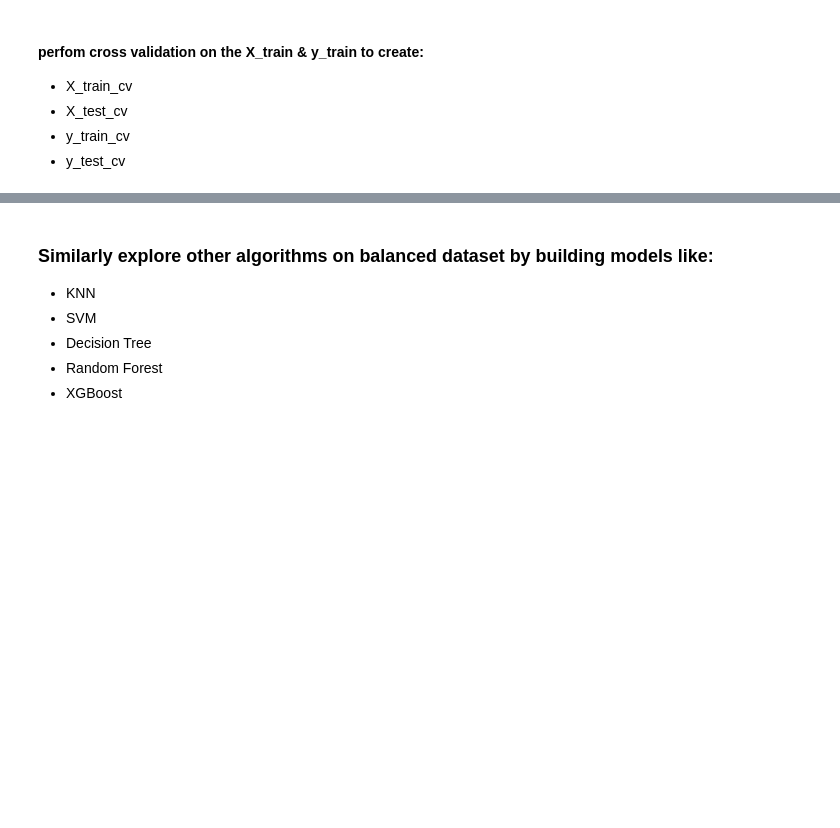
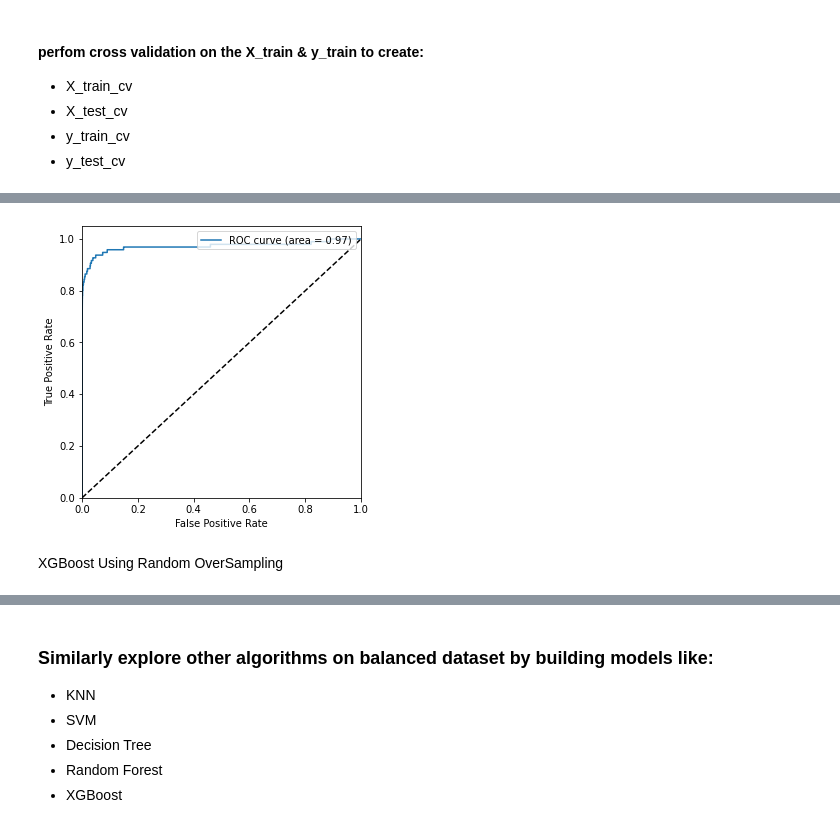
Before and after one commit to SurabhiTaneja/Credit-Card-Fraud-Detection, a Jupyter notebook: Credit_card_fraud_detection_Starter_code+.ipynb, the cells around one changed output, grey strips where cells are left out. Saved outputs shown, nothing was run; the diff lists cells and outputs as text; code cells hidden in the pictures; blank space fills up the shorter version.

```diff
--- a/Credit_card_fraud_detection_Starter_code+.ipynb
+++ b/Credit_card_fraud_detection_Starter_code+.ipynb
@@ -822,0 +950,3 @@ plt.legend()
+# %%
+# initializing the random oversampler object
+randomOversampler = RandomOverSampler()
@@ -849,0 +1056,9 @@ from imblearn import over_sampling #- import the packages
+# %%
+#printing ROC _AUC curve for test set
+y_test_prob = logistic_reg_over_model.predict_proba(X_test)[:,1]
+
+plot_roc_auc_curve(y_test,y_test_prob)
+# %% [output]
+[figure, added]
+# %% [markdown]
+XGBoost Using Random OverSampling
```
Also changed, not shown: parts of 44 cells of this notebook.
